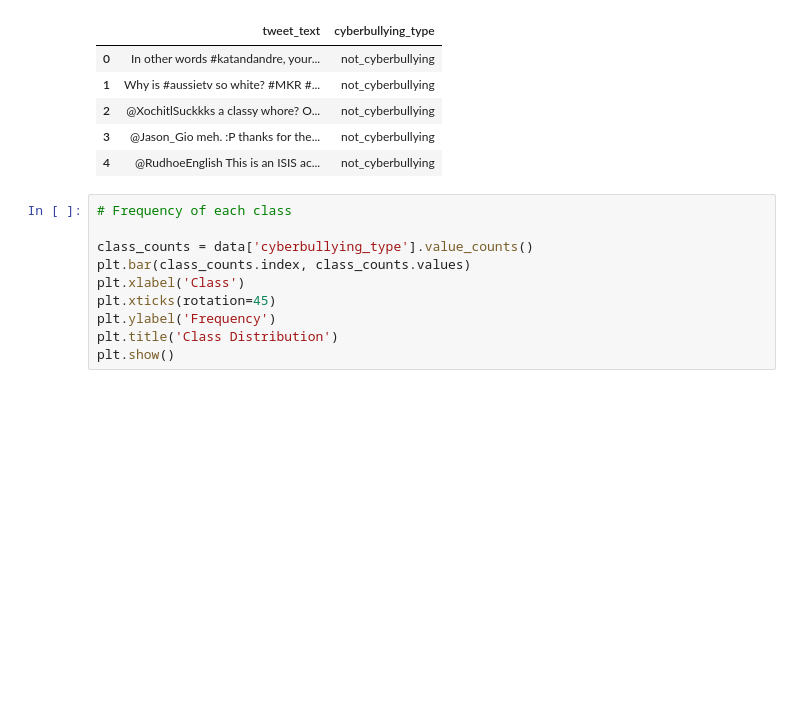
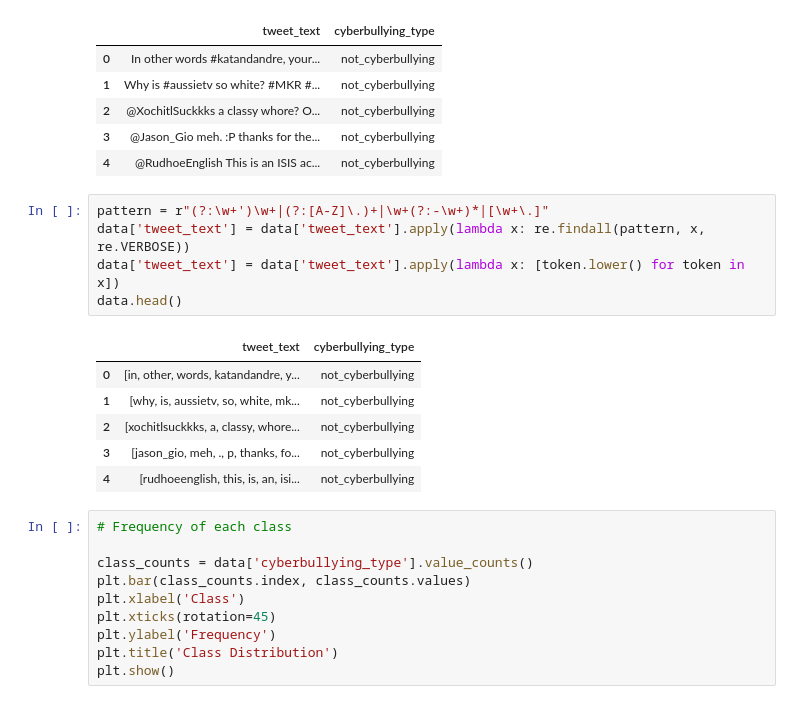
Before and after one commit to RomanGorelsky/MMDA_Project, a Jupyter notebook: MMDA_Project.ipynb, the cells around one changed output. Cells and saved outputs as stored; diff of their text form; blank space fills up the shorter version.

```diff
--- a/MMDA_Project.ipynb
+++ b/MMDA_Project.ipynb
@@ -36,6 +37,18 @@ data.head()
 | 2 | @XochitlSuckkks a classy whore? O... | not_cyberbullying |
 | 3 | @Jason_Gio meh. :P thanks for the... | not_cyberbullying |
 | 4 | @RudhoeEnglish This is an ISIS ac... | not_cyberbullying |
+# %%
+pattern = r"(?:\w+')\w+|(?:[A-Z]\.)+|\w+(?:-\w+)*|[\w+\.]"
+data['tweet_text'] = data['tweet_text'].apply(lambda x: re.findall(pattern, x, re.VERBOSE))
+data['tweet_text'] = data['tweet_text'].apply(lambda x: [token.lower() for token in x])
+data.head()
+# %% [output]
+|  | tweet_text | cyberbullying_type |
+| 0 | [in, other, words, katandandre, y... | not_cyberbullying |
+| 1 | [why, is, aussietv, so, white, mk... | not_cyberbullying |
+| 2 | [xochitlsuckkks, a, classy, whore... | not_cyberbullying |
+| 3 | [jason_gio, meh, ., p, thanks, fo... | not_cyberbullying |
+| 4 | [rudhoeenglish, this, is, an, isi... | not_cyberbullying |
 # %%
 # Frequency of each class
 
```
Also changed, not shown: parts of 15 cells of this notebook.
